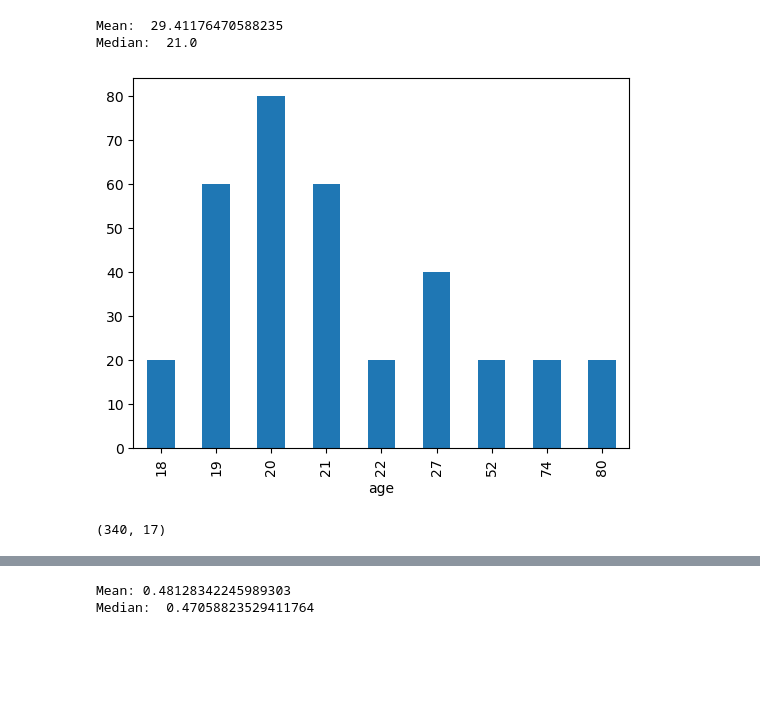
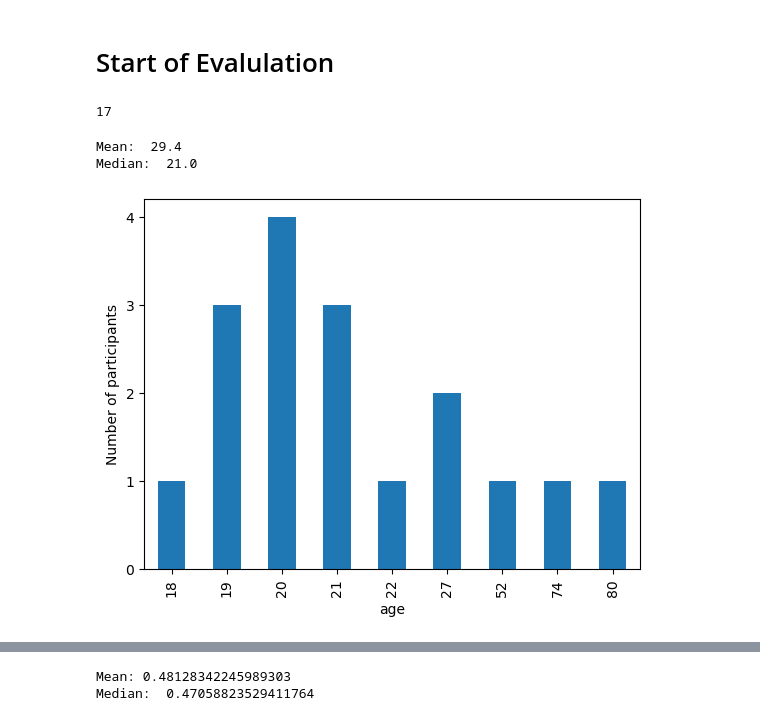
Before and after one commit to jasonvla/bachAndNotagenCorpora, a Jupyter notebook: results.ipynb, the cells around one changed output, grey strips where cells are left out. Saved outputs shown, nothing was run; the diff lists cells and outputs as text; code cells hidden in the pictures; blank space fills up the shorter version.

```diff
--- a/results.ipynb
+++ b/results.ipynb
@@ -37,15 +48,28 @@ array(['e5258291-adb0-4836-96ef-3b394e48b230',
-# %%
-ages = df["age"]
-
-idx = np.arange(0, ages.max())
-ages.value_counts().sort_index().plot(kind="bar")
-print("Mean: ", ages.mean())
-print("Median: ", ages.median())
-# %% [output]
-Mean:  29.41176470588235
-Median:  21.0
-[figure, removed]
-# %%
-df.shape
-# %% [output]
-(340, 17)
+# %% [markdown]
+# Start of Evalulation
+# %%
+len(df["participant_id"].unique()) # => number of participants
+# %% [output]
+17
+# %%
+# Age distribution
+
+ages = df["age"]
+age_values = ages.value_counts()
+
+age_values = age_values / 20 # 20 columns per participant
+
+# create plot
+age_values.sort_index().plot(kind="bar", ylabel="Number of participants")
+
+# Hier wird die Y-Achse auf Ganzzahlen (Integers) gezwungen:
+plt.gca().yaxis.set_major_locator(MaxNLocator(integer=True))
+
+print("Mean: ", round(ages.mean(), 1))
+print("Median: ", ages.median())
+
+plt.show()
+# %% [output]
+Mean:  29.4
+Median:  21.0
+[figure, added]
```
Also changed, not shown: parts of 23 cells of this notebook.
